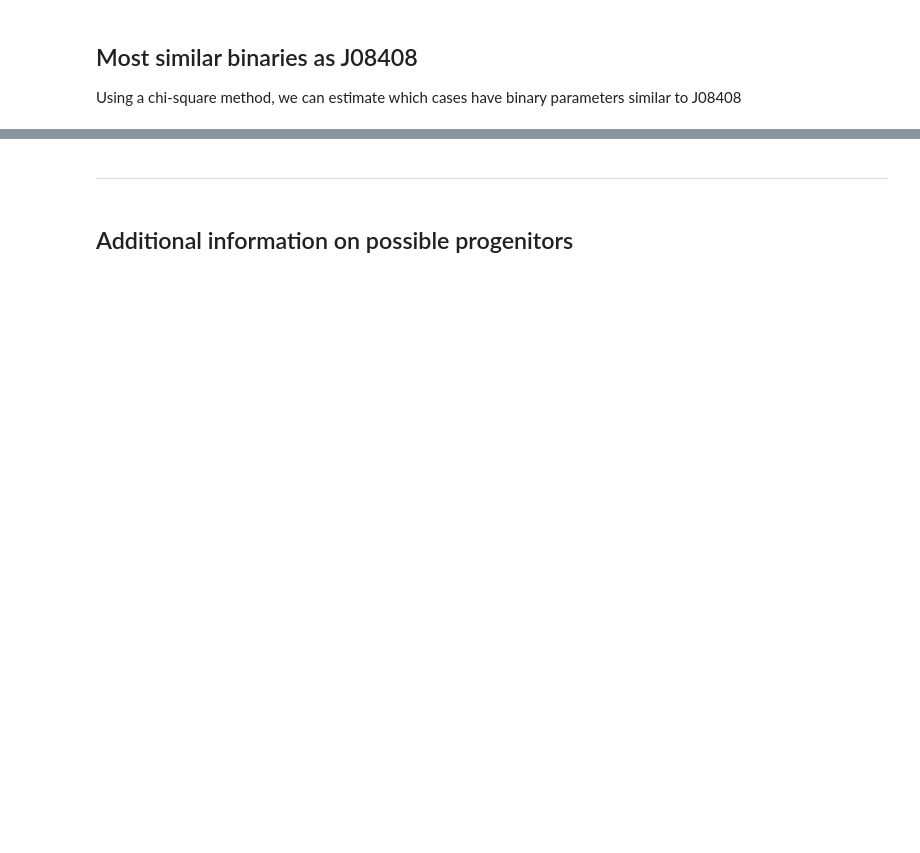
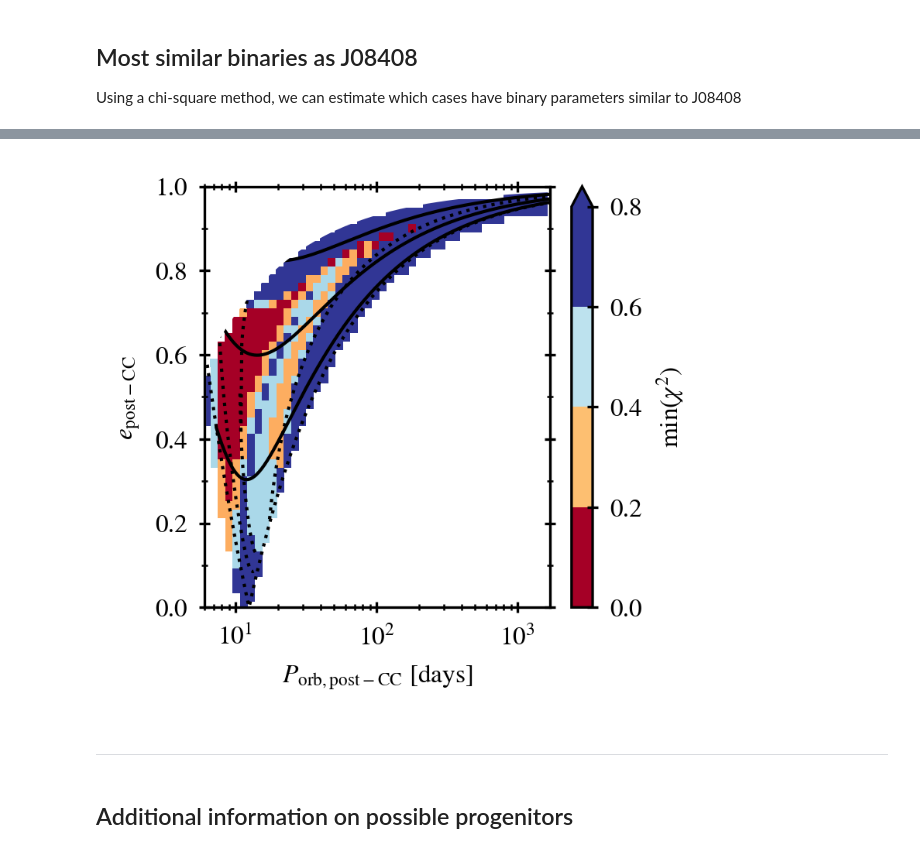
Before and after one commit to asimazbunzel/j08408, a Jupyter notebook: notebooks/grid-of-star-plus-ns.ipynb, the cells around one changed output, grey strips where cells are left out. Saved outputs shown, nothing was run; the diff lists cells and outputs as text; code cells hidden in the pictures; blank space fills up the shorter version.

Commit message:
continue working on grid of star with a ns evolution

```diff
--- a/notebooks/grid-of-star-plus-ns.ipynb
+++ b/notebooks/grid-of-star-plus-ns.ipynb
@@ -4,6 +4,10 @@
 Study of grid of binaries with a NS orbiting around a massive star. The aim of this notebook is to present a clear picture on the parameters which are related to J08408
 # %% [markdown]
 ## Configuration
+# %%
+save_figures = False
+
+use_paper_style = False
 # %%
 %load_ext autoreload
 %autoreload 2
@@ -224,3 +374,17 @@ def get_lines_of_constant_RRL(R_div_RL):
+# %%
+def check_for_sn_merge(DataFrame):
+    """Look for SN merge in the sample of MESA runs
+
+    A SN merge is defined as binaries where: a_f = a_i * (1 - e) < R_2
+    """
+
+    for k in range(len(DataFrame)):
+        if DataFrame["a_pm"].iloc[k] * (1 - DataFrame["e_pm"].iloc[k]) < r2precc:
+            DataFrame["termination_code_pm"].iloc[k] = "sn_merge"
+
+    return DataFrame
+# %%
+summary_of_progenitors = check_for_sn_merge(summary_of_progenitors)
 # %%
 codes = list(set(summary_of_progenitors["termination_code_pm"]))
 for code in codes:
@@ -621,3 +585,66 @@ plt.savefig("test.pdf")
+# %%
+if use_paper_style:
+    plt.style.use("../config/paper-style.mpl")
+else:
+    plt.style.use("../config/style.mpl")
+fig, ax = plt.subplots()
+ax.set_xscale("log")
+
+# axis labels
+ax.set_xlabel("$P_{\\rm orb, post-CC}$ [days]")
+ax.set_ylabel("$e_{\\rm post-CC}$")
+
+# axis limits
+ax.set_xlim(6, 1.7e3)
+ax.set_yticks(np.arange(0, 1.1, 0.2))
+ax.yaxis.set_minor_locator(MultipleLocator(0.1))
+ax.set_ylim(0, 1)
+
+# colormap settings
+bounds = np.arange(0, 1, 0.2)  # np.arange(0, 5, 1)
+norm = colors.BoundaryNorm(boundaries=bounds, ncolors=256)
+cmap = plt.get_cmap("RdYlBu")
+sm = plt.cm.ScalarMappable(cmap=cmap, norm=norm)
+sm.set_array([])
+
+# MESA runs using additional information file
+progenitors_with_patches(additional_info_on_progenitors, fig, ax, cmap, bounds)
+cbar = fig.colorbar(sm, ax=ax, label="$\\min(\\chi^2)$", extend="max")
+cbar.minorticks_off()
+
+# limit on minimum separation (period) due to the presence of non-compact companion
+# a_f * (1 - e) = R_2 => e = 1 - (R_2 / a_f)
+porbs = np.logspace(np.log10(1), np.log10(np.max(p_grid)))
+eccmaxs = 1 - (r2precc / P_to_a(porbs, remnantmass, m2precc))
+ax.fill_between(porbs, eccmaxs, 1, color="white", zorder=1)
+ax.fill_between([4.0, 6], 0.01, 0.6, color="white", zorder=1)
+
+# lines of constant theta
+for theta in [np.pi/2, 2*np.pi/3, 3*np.pi/4, np.pi]:
+    ls = ":"
+    if abs(theta - 3*np.pi/4) < 1e-6:
+        x_tmp, y_tmp, _ = get_line_of_constant_theta(theta, "below", 0.75)
+        ax.plot(x_tmp, y_tmp, color="black", ls=ls, lw=1, zorder=0.9)
+        x_tmp, y_tmp, _ = get_line_of_constant_theta(theta, "above", 0.75)
+        ax.plot(x_tmp, y_tmp, color="black", ls=ls, lw=1, zorder=0.9)
+    elif abs(theta - 2*np.pi/3) < 1e-6:
+        x_tmp, y_tmp, _ = get_line_of_constant_theta(theta, "below", 0.40)
+        ax.plot(x_tmp, y_tmp, color="black", ls=ls, lw=1, zorder=0.9)
+        x_tmp, y_tmp, _ = get_line_of_constant_theta(theta, "above", 0.34)
+        ax.plot(x_tmp, y_tmp, color="black", ls=ls, lw=1, zorder=0.9)
+    else:
+        x_tmp, y_tmp, _ = get_line_of_constant_theta(theta)
+        ax.plot(x_tmp, y_tmp, color="black", ls=ls, lw=1, zorder=0.9)
+
+# lines of constant kick strength
+for w in [100, 200, 300]:
+    x, y, _ = get_line_of_constant_w(w)
+    ax.plot(x, y, color="black", ls="-", lw=1, zorder=0.9)
+
+if save_figures:
+    plt.savefig("min_chi2.pdf")
+# %% [output]
+[figure, added]
 # %% [markdown]
 ---
 # %% [markdown]
```
Also changed, not shown: parts of 30 cells of this notebook.
